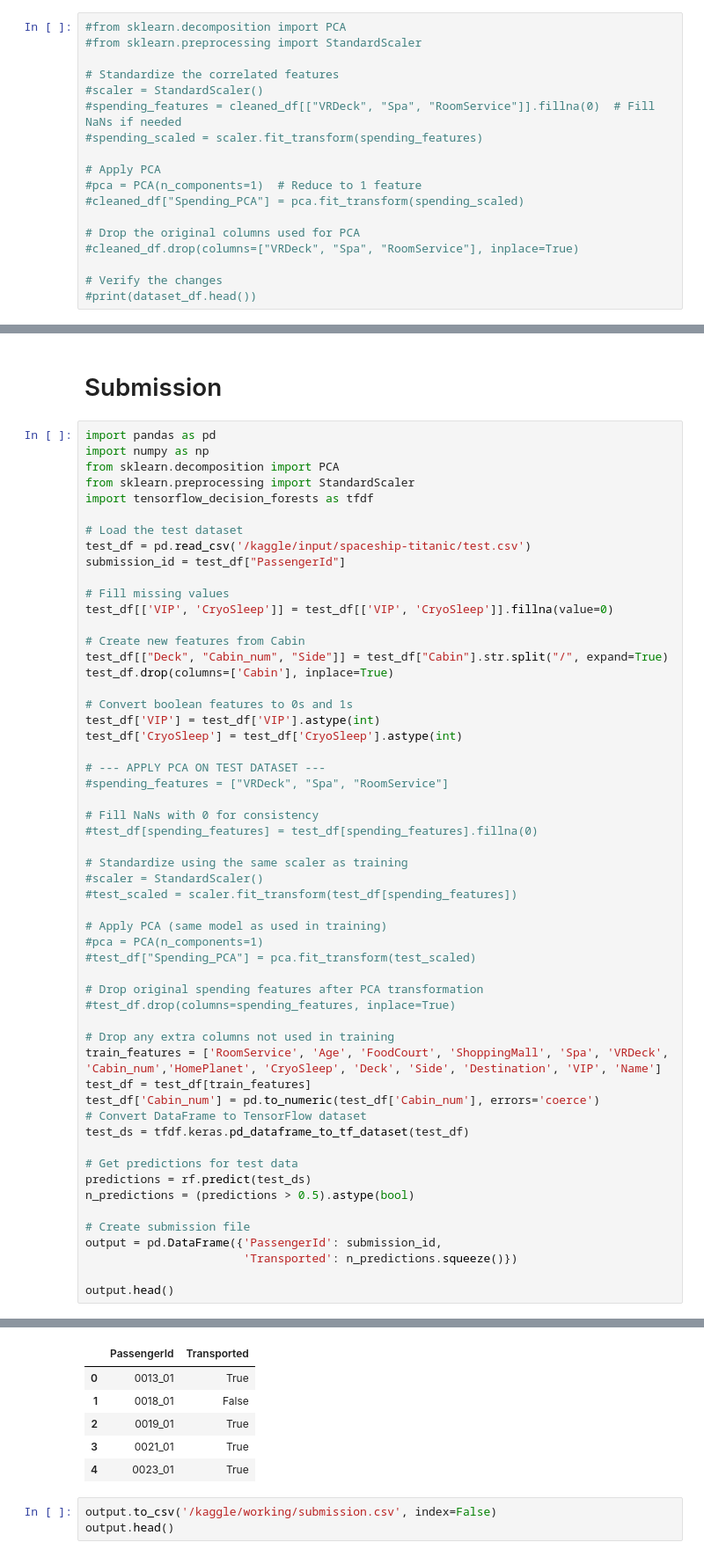
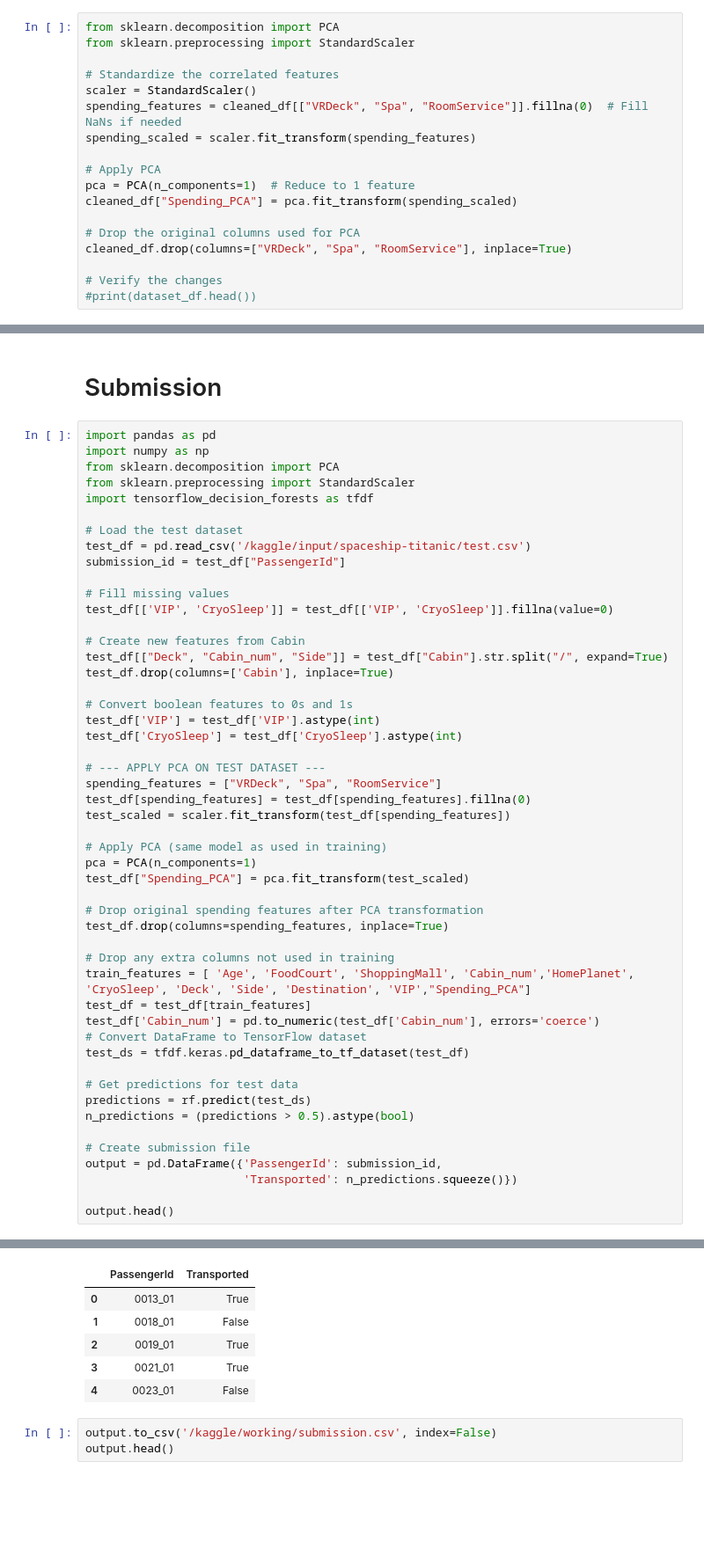
Before and after one commit to N3xou/KaggleNotebooks, a Jupyter notebook: spacetitanic.ipynb, the cells around one changed output, grey strips where cells are left out. Shown at 88% size. Drawn from its saved outputs; the diff is of its cells as text; blank space fills up the shorter version.

Commit message:
Kaggle Notebook | SpaceTitanic | Version 21 (spending PCA)

```diff
--- a/spacetitanic.ipynb
+++ b/spacetitanic.ipynb
@@ -151,20 +153,20 @@ for col in categorical_columns:
 #dataset_df["TotalSpending"] = dataset_df["VRDeck"] + dataset_df["Spa"] + dataset_df["RoomService"]
 #dataset_df["SpentMoney"] = (dataset_df["TotalSpending"] > 0).astype(int)
 # %%
-#from sklearn.decomposition import PCA
-#from sklearn.preprocessing import StandardScaler
+from sklearn.decomposition import PCA
+from sklearn.preprocessing import StandardScaler
 
 # Standardize the correlated features
-#scaler = StandardScaler()
-#spending_features = cleaned_df[["VRDeck", "Spa", "RoomService"]].fillna(0)  # Fill NaNs if needed
-#spending_scaled = scaler.fit_transform(spending_features)
+scaler = StandardScaler()
+spending_features = cleaned_df[["VRDeck", "Spa", "RoomService"]].fillna(0)  # Fill NaNs if needed
+spending_scaled = scaler.fit_transform(spending_features)
 
 # Apply PCA
-#pca = PCA(n_components=1)  # Reduce to 1 feature
-#cleaned_df["Spending_PCA"] = pca.fit_transform(spending_scaled)
+pca = PCA(n_components=1)  # Reduce to 1 feature
+cleaned_df["Spending_PCA"] = pca.fit_transform(spending_scaled)
 
 # Drop the original columns used for PCA
-#cleaned_df.drop(columns=["VRDeck", "Spa", "RoomService"], inplace=True)
+cleaned_df.drop(columns=["VRDeck", "Spa", "RoomService"], inplace=True)
 
 # Verify the changes
 #print(dataset_df.head())
@@ -265,24 +264,19 @@ test_df['VIP'] = test_df['VIP'].astype(int)
 test_df['CryoSleep'] = test_df['CryoSleep'].astype(int)
 
 # --- APPLY PCA ON TEST DATASET ---
-#spending_features = ["VRDeck", "Spa", "RoomService"]
-
-# Fill NaNs with 0 for consistency
-#test_df[spending_features] = test_df[spending_features].fillna(0)
-
-# Standardize using the same scaler as training
-#scaler = StandardScaler()
-#test_scaled = scaler.fit_transform(test_df[spending_features])
+spending_features = ["VRDeck", "Spa", "RoomService"]
+test_df[spending_features] = test_df[spending_features].fillna(0)
+test_scaled = scaler.fit_transform(test_df[spending_features])
 
 # Apply PCA (same model as used in training)
-#pca = PCA(n_components=1)
-#test_df["Spending_PCA"] = pca.fit_transform(test_scaled)
+pca = PCA(n_components=1)
+test_df["Spending_PCA"] = pca.fit_transform(test_scaled)
 
 # Drop original spending features after PCA transformation
-#test_df.drop(columns=spending_features, inplace=True)
+test_df.drop(columns=spending_features, inplace=True)
 
 # Drop any extra columns not used in training
-train_features = ['RoomService', 'Age', 'FoodCourt', 'ShoppingMall', 'Spa', 'VRDeck', 'Cabin_num','HomePlanet', 'CryoSleep', 'Deck', 'Side', 'Destination', 'VIP', 'Name']
+train_features = [ 'Age', 'FoodCourt', 'ShoppingMall', 'Cabin_num','HomePlanet', 'CryoSleep', 'Deck', 'Side', 'Destination', 'VIP',"Spending_PCA"]
 test_df = test_df[train_features]
 test_df['Cabin_num'] = pd.to_numeric(test_df['Cabin_num'], errors='coerce')
 # Convert DataFrame to TensorFlow dataset
@@ -302,9 +296,9 @@ output.head()
 |  | PassengerId | Transported |
 | 0 | 0013_01 | True |
 | 1 | 0018_01 | False |
 | 2 | 0019_01 | True |
 | 3 | 0021_01 | True |
-| 4 | 0023_01 | True |
+| 4 | 0023_01 | False |
 # %%
 output.to_csv('/kaggle/working/submission.csv', index=False)
 output.head()
```
Also changed, not shown: parts of 9 cells of this notebook.
